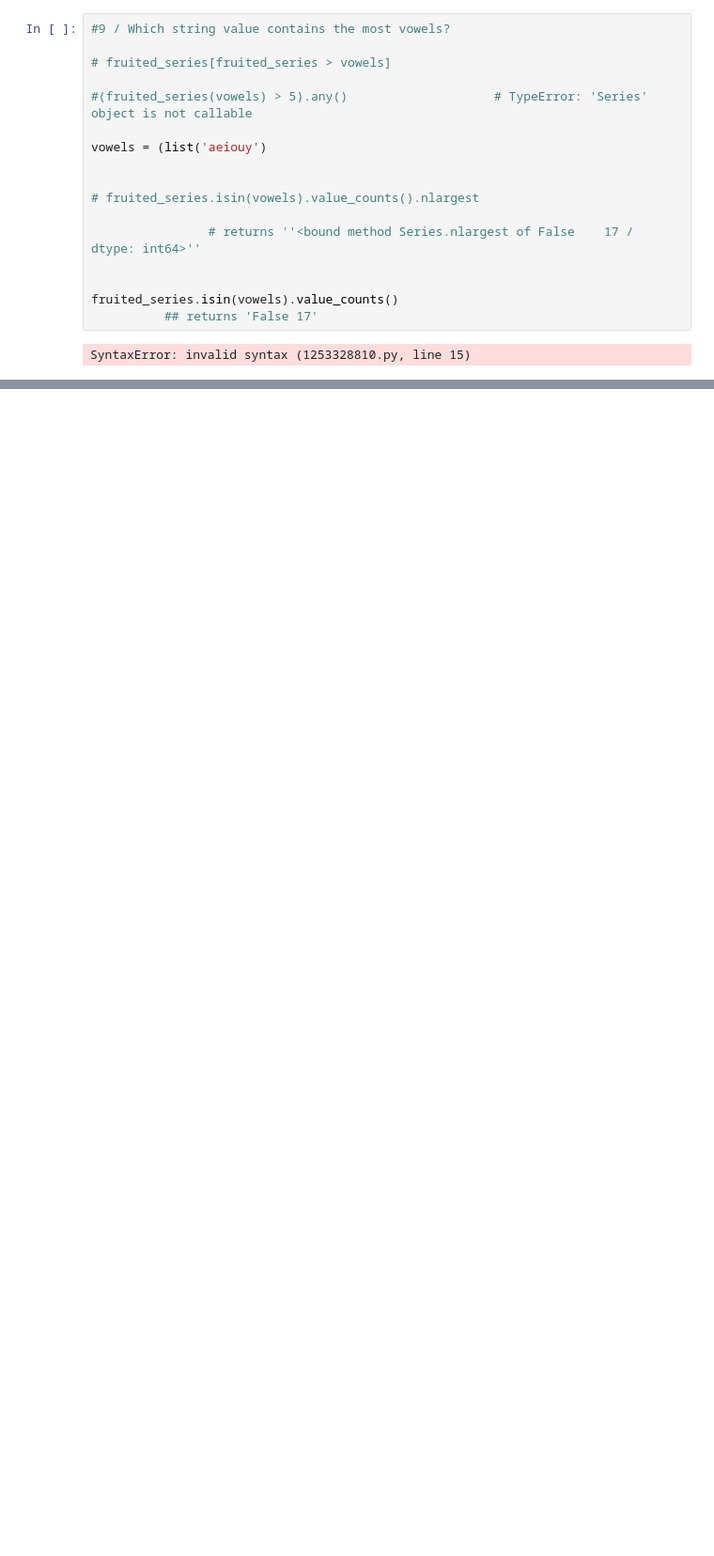
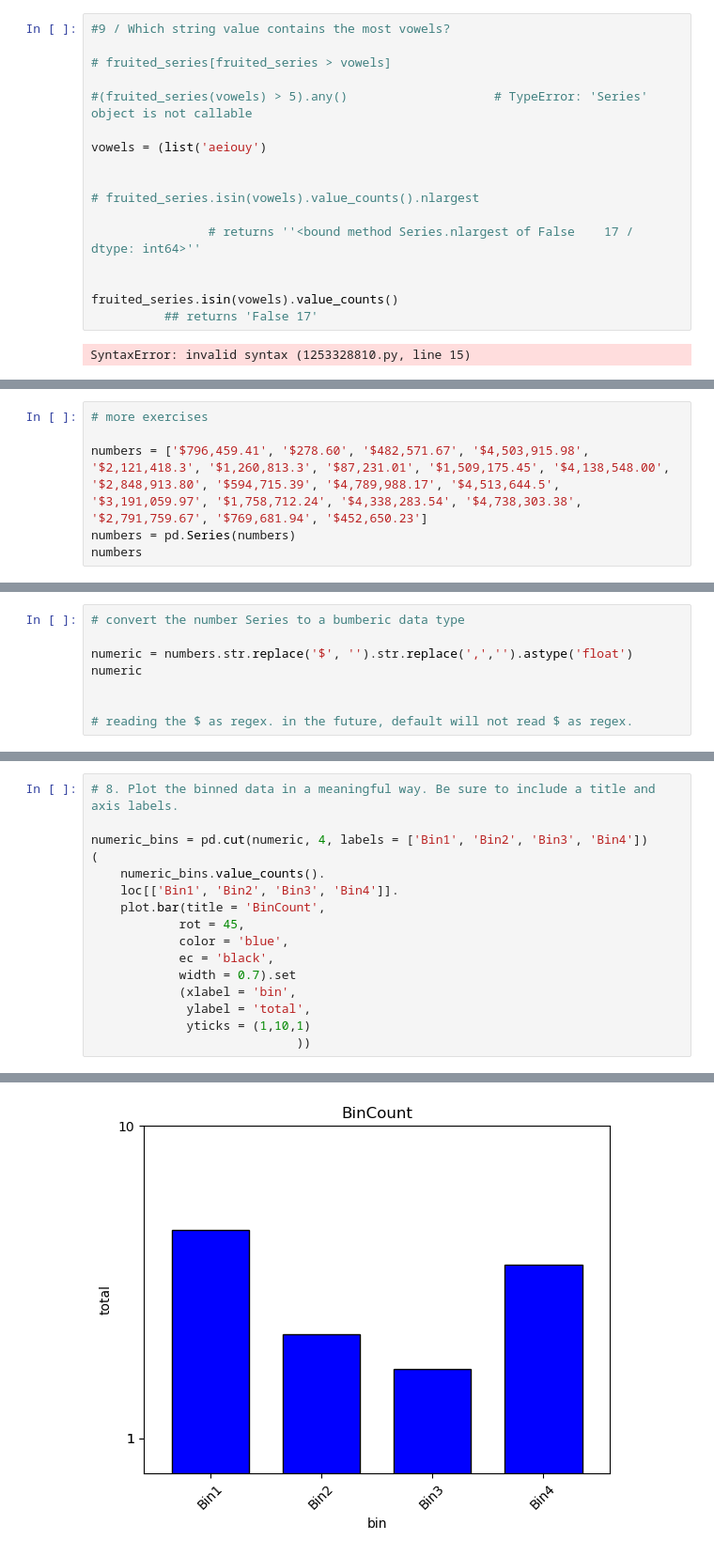
Before and after one commit to MagdalenaRahn/data-science-libraries, a Jupyter notebook: pandas_series.ipynb, the cells around one changed output, grey strips where cells are left out. Shown at 94% size. Cells and saved outputs as stored; diff of their text form; blank space fills up the shorter version.

```diff
--- a/pandas_series.ipynb
+++ b/pandas_series.ipynb
@@ -505,0 +787,6 @@ dtype: int64
+# %%
+# more exercises
+
+numbers = ['$796,459.41', '$278.60', '$482,571.67', '$4,503,915.98', '$2,121,418.3', '$1,260,813.3', '$87,231.01', '$1,509,175.45', '$4,138,548.00', '$2,848,913.80', '$594,715.39', '$4,789,988.17', '$4,513,644.5', '$3,191,059.97', '$1,758,712.24', '$4,338,283.54', '$4,738,303.38', '$2,791,759.67', '$769,681.94', '$452,650.23']
+numbers = pd.Series(numbers)
+numbers
@@ -505,0 +821,8 @@ dtype: int64
+# %%
+# convert the number Series to a bumberic data type
+
+numeric = numbers.str.replace('$', '').str.replace(',','').astype('float')
+numeric
+
+
+# reading the $ as regex. in the future, default will not read $ as regex.
@@ -505,0 +876,17 @@ dtype: int64
+# %%
+# 8. Plot the binned data in a meaningful way. Be sure to include a title and axis labels.
+
+numeric_bins = pd.cut(numeric, 4, labels = ['Bin1', 'Bin2', 'Bin3', 'Bin4'])
+(
+    numeric_bins.value_counts().
+    loc[['Bin1', 'Bin2', 'Bin3', 'Bin4']].
+    plot.bar(title = 'BinCount',
+            rot = 45,
+            color = 'blue',
+            ec = 'black',
+            width = 0.7).set
+            (xlabel = 'bin',
+             ylabel = 'total',
+             yticks = (1,10,1)
+                            ))
+# %% [output]
@@ -505,0 +898 @@ dtype: int64
+[figure, added]
```
Also changed, not shown: parts of 38 cells of this notebook.
